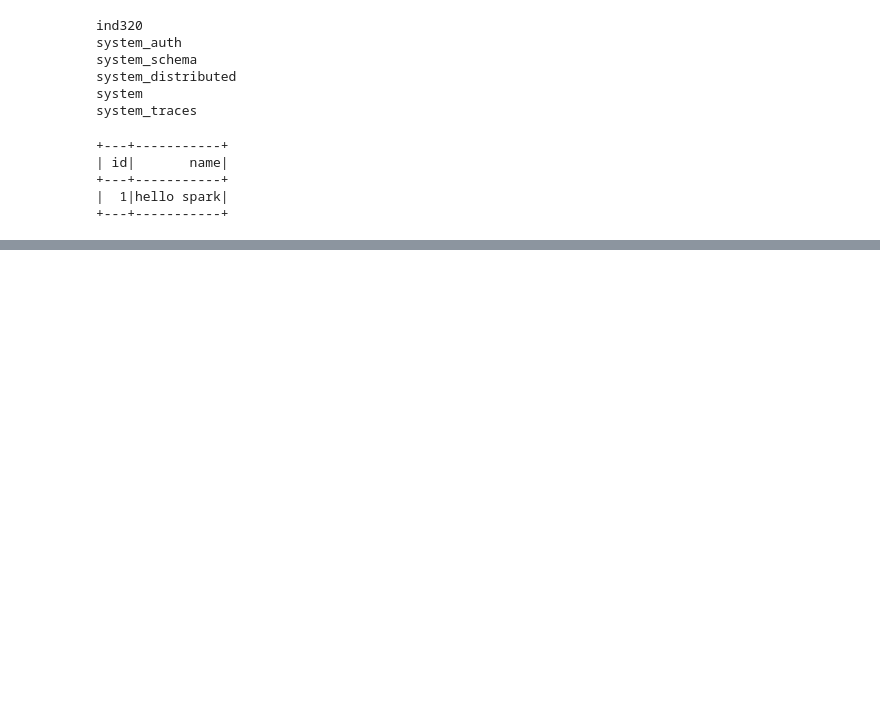
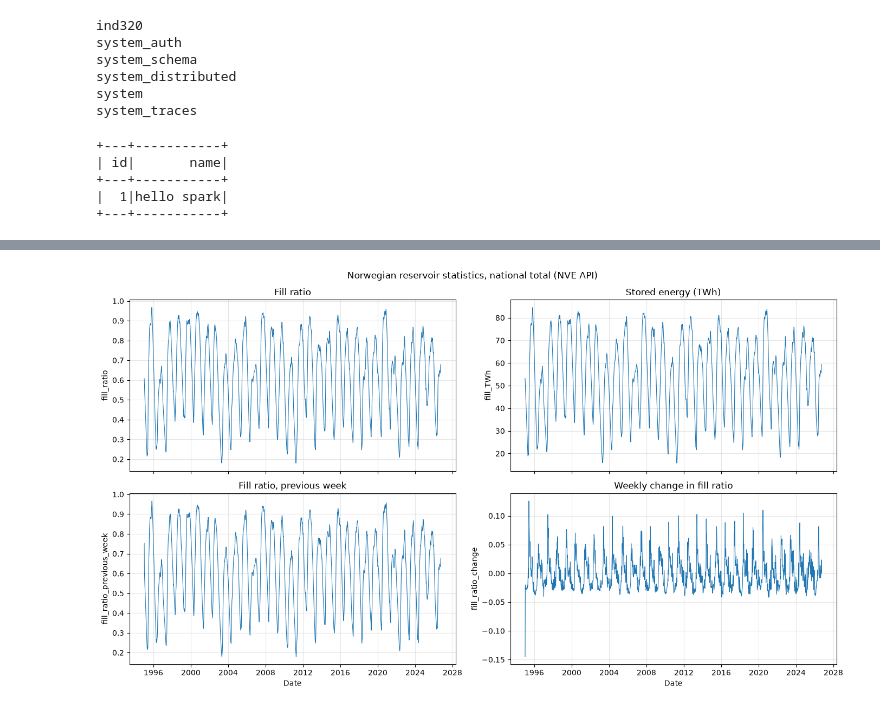
Before and after one commit to Andreolesen/AndreOlesen-IND320, a Jupyter notebook: ind320_part2.ipynb, the cells around one changed output, grey strips where cells are left out. Saved outputs shown, nothing was run; the diff lists cells and outputs as text; code cells hidden in the pictures; blank space fills up the shorter version.

```diff
--- a/ind320_part2.ipynb
+++ b/ind320_part2.ipynb
@@ -61,0 +169,6 @@ spark.read.format("org.apache.spark.sql.cassandra").\
+# %%
+# Download the full reservoir history (replaces pd.read_csv("data/reservoirs.csv") from part 1)
+df = pd.DataFrame(get_nve("HentOffentligData"))
+
+print(df.shape)
+df.head()
@@ -61,0 +246,7 @@ spark.read.format("org.apache.spark.sql.cassandra").\
+# %%
+# National total (NO, area 0): one clean weekly time series, as in part 1
+df_national = df_all[(df_all["area_type"] == "NO") & (df_all["area_number"] == 0)]
+df_national = df_national[["date"] + data_columns].reset_index(drop=True)
+
+print(f"Rows in national series: {len(df_national)}")
+df_national.tail()
@@ -61,0 +261,23 @@ spark.read.format("org.apache.spark.sql.cassandra").\
+# %%
+# capacity_TWh is constant at national level (87.44 TWh), so it is left out of the plots
+plot_columns = ["fill_ratio", "fill_TWh", "fill_ratio_previous_week", "fill_ratio_change"]
+plot_titles = ["Fill ratio", "Stored energy (TWh)", "Fill ratio, previous week", "Weekly change in fill ratio"]
+
+# 2x2 grid keeps the figure compact (fits on one PD
+fig, axes = plt.subplots(2, 2, figsize=(14, 8), sharex=True)
+
+for ax, column, title in zip(axes.flatten(), plot_columns, plot_titles):
+    ax.plot(df_national["date"], df_national[column], linewidth=0.8)
+    ax.set_title(title)
+    ax.set_ylabel(column)
+    ax.grid(alpha=0.3)
+
+# Only the bottom row needs an x-label when the x-axis is shared
+for ax in axes[1]:
+    ax.set_xlabel("Date")
+
+fig.suptitle("Norwegian reservoir statistics, national total (NVE API)")
+fig.tight_layout()
+plt.show()
+# %% [output]
+[figure, added]
```
Also changed, not shown: parts of 14 cells of this notebook.
